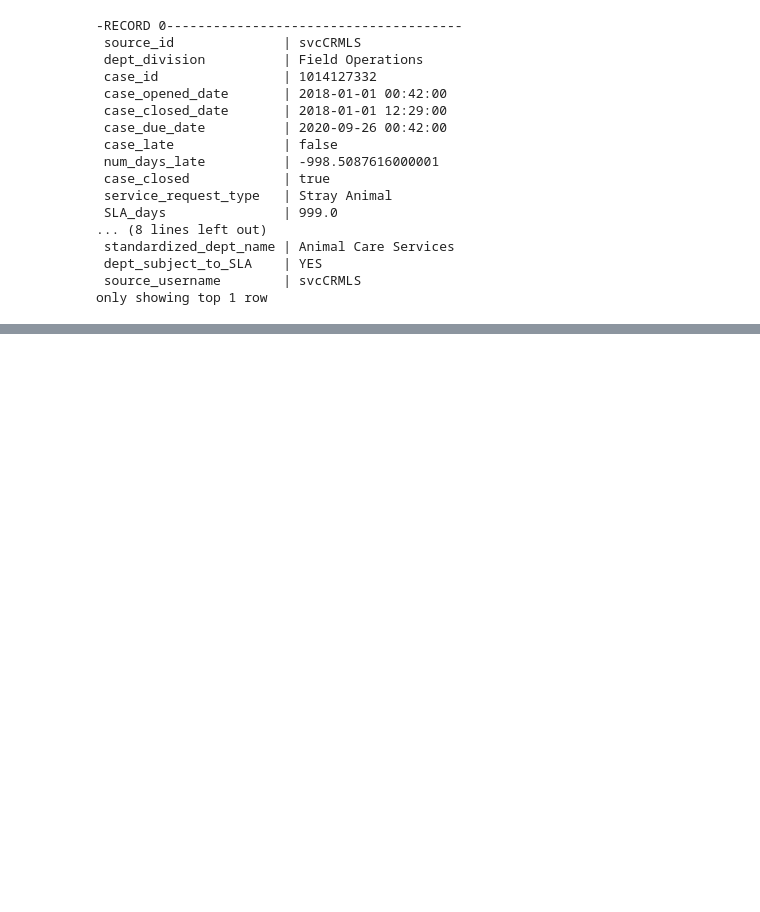
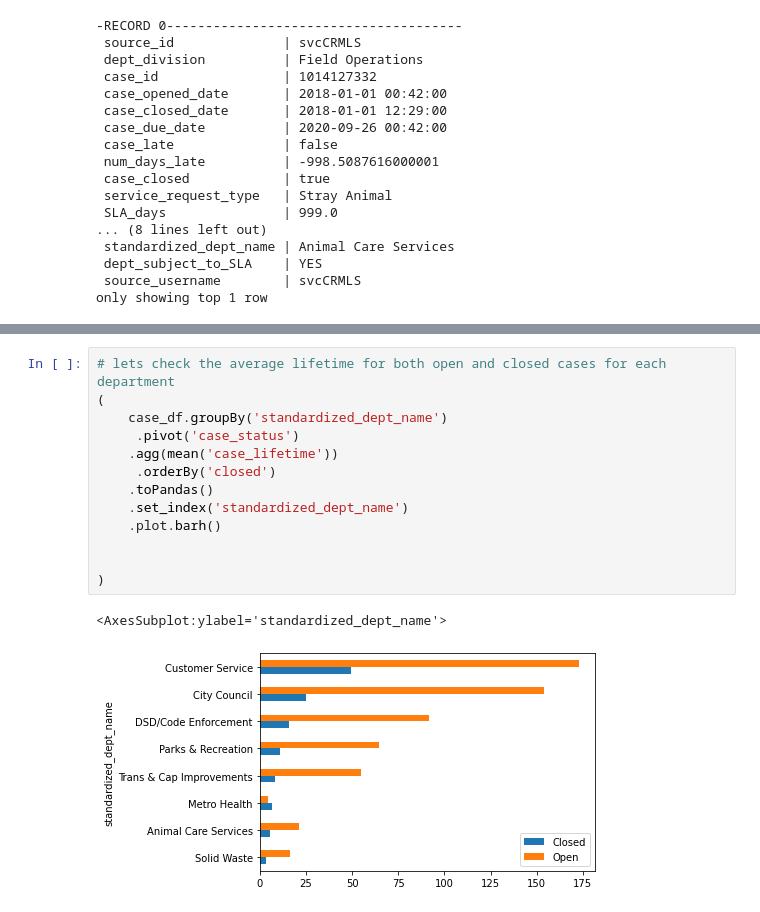
Before and after one commit to MainaliB/distributed-ml-exercises, a Jupyter notebook: explore.ipynb, the cells around one changed output, grey strips where cells are left out. Cells and saved outputs as stored; diff of their text form; blank space fills up the shorter version.

```diff
--- a/explore.ipynb
+++ b/explore.ipynb
@@ -99,0 +151,16 @@ only showing top 1 row
+# %%
+# lets check the average lifetime for both open and closed cases for each department
+(
+    case_df.groupBy('standardized_dept_name')
+     .pivot('case_status')
+    .agg(mean('case_lifetime'))
+     .orderBy('closed')
+    .toPandas()
+    .set_index('standardized_dept_name')
+    .plot.barh()
+
+
+)
+# %% [output]
+<AxesSubplot:ylabel='standardized_dept_name'>
+[figure, added]
```
Also changed, not shown: parts of 9 cells of this notebook.
